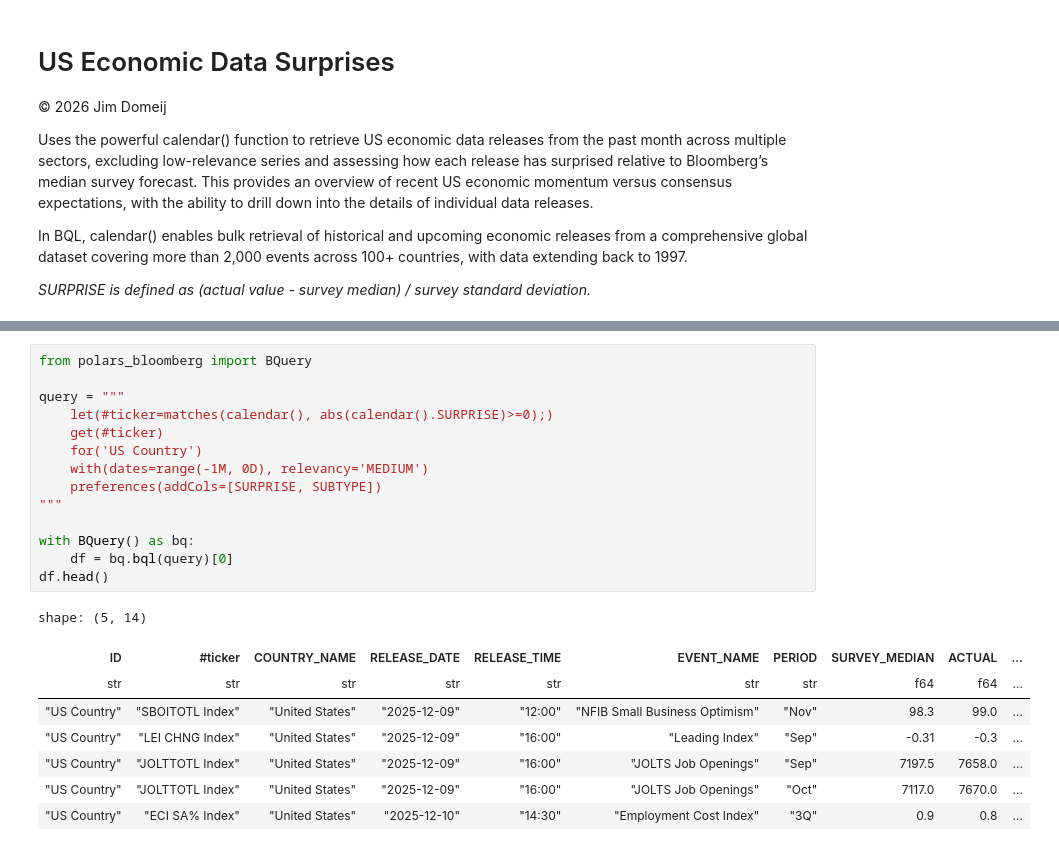
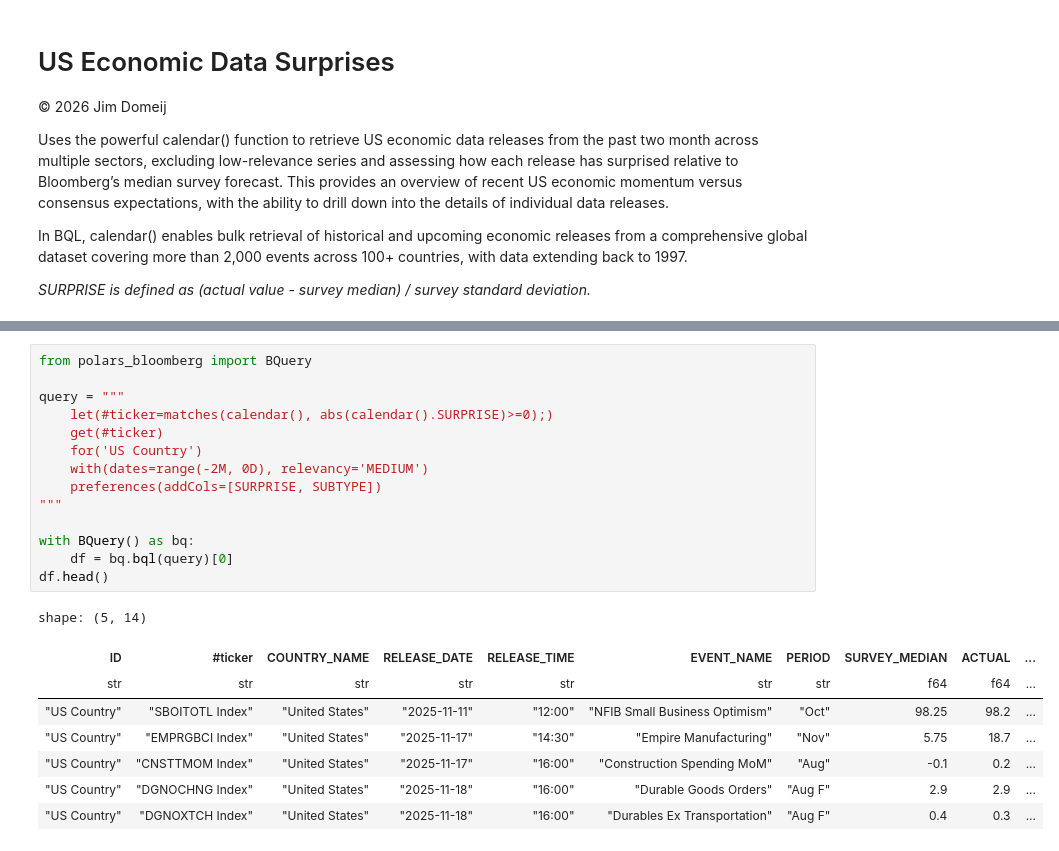
Before and after one commit to MarekOzana/polars-bloomberg, a Jupyter notebook: docs/examples/macro/us-eco-data-surprises.ipynb, the cells around one changed output, grey strips where cells are left out. Saved outputs shown, nothing was run; the diff lists cells and outputs as text.

```diff
--- a/docs/examples/macro/us-eco-data-surprises.ipynb
+++ b/docs/examples/macro/us-eco-data-surprises.ipynb
@@ -2,7 +2,7 @@
 # US Economic Data Surprises
 © 2026 Jim Domeij
 
-Uses the powerful calendar() function to retrieve US economic data releases from the past month across multiple sectors, excluding low-relevance series and assessing how each release has surprised relative to Bloomberg’s median survey forecast. This provides an overview of recent US economic momentum versus consensus expectations, with the ability to drill down into the details of individual data releases.
+Uses the powerful calendar() function to retrieve US economic data releases from the past two month across multiple sectors, excluding low-relevance series and assessing how each release has surprised relative to Bloomberg’s median survey forecast. This provides an overview of recent US economic momentum versus consensus expectations, with the ability to drill down into the details of individual data releases.
 
 In BQL, calendar() enables bulk retrieval of historical and upcoming economic releases from a comprehensive global dataset covering more than 2,000 events across 100+ countries, with data extending back to 1997.
 
@@ -23,26 +23,26 @@ alt.Chart.from_dict(spec)
 # %%
 from polars_bloomberg import BQuery
 
 query = """
     let(#ticker=matches(calendar(), abs(calendar().SURPRISE)>=0);)
     get(#ticker)
     for('US Country')
-    with(dates=range(-1M, 0D), relevancy='MEDIUM')
+    with(dates=range(-2M, 0D), relevancy='MEDIUM')
     preferences(addCols=[SURPRISE, SUBTYPE])
 """
 
 with BQuery() as bq:
     df = bq.bql(query)[0]
 df.head()
 # %% [output]
 shape: (5, 14)
 | ID | #ticker | COUNTRY_NAME | RELEASE_DATE | RELEASE_TIME | EVENT_NAME | PERIOD | SURVEY_MEDIAN | ACTUAL | ... |
 | str | str | str | str | str | str | str | f64 | f64 | ... |
-| "US Country" | "SBOITOTL Index" | "United States" | "2025-12-09" | "12:00" | "NFIB Small Business Optimism" | "Nov" | 98.3 | 99.0 | ... |
-| "US Country" | "LEI CHNG Index" | "United States" | "2025-12-09" | "16:00" | "Leading Index" | "Sep" | -0.31 | -0.3 | ... |
-| "US Country" | "JOLTTOTL Index" | "United States" | "2025-12-09" | "16:00" | "JOLTS Job Openings" | "Sep" | 7197.5 | 7658.0 | ... |
-| "US Country" | "JOLTTOTL Index" | "United States" | "2025-12-09" | "16:00" | "JOLTS Job Openings" | "Oct" | 7117.0 | 7670.0 | ... |
-| "US Country" | "ECI SA% Index" | "United States" | "2025-12-10" | "14:30" | "Employment Cost Index" | "3Q" | 0.9 | 0.8 | ... |
+| "US Country" | "SBOITOTL Index" | "United States" | "2025-11-11" | "12:00" | "NFIB Small Business Optimism" | "Oct" | 98.25 | 98.2 | ... |
+| "US Country" | "EMPRGBCI Index" | "United States" | "2025-11-17" | "14:30" | "Empire Manufacturing" | "Nov" | 5.75 | 18.7 | ... |
+| "US Country" | "CNSTTMOM Index" | "United States" | "2025-11-17" | "16:00" | "Construction Spending MoM" | "Aug" | -0.1 | 0.2 | ... |
+| "US Country" | "DGNOCHNG Index" | "United States" | "2025-11-18" | "16:00" | "Durable Goods Orders" | "Aug F" | 2.9 | 2.9 | ... |
+| "US Country" | "DGNOXTCH Index" | "United States" | "2025-11-18" | "16:00" | "Durables Ex Transportation" | "Aug F" | 0.4 | 0.3 | ... |
 # %%
 # Create Chart
 
```
Also changed, not shown: parts of 1 cell of this notebook, 2 other files.
